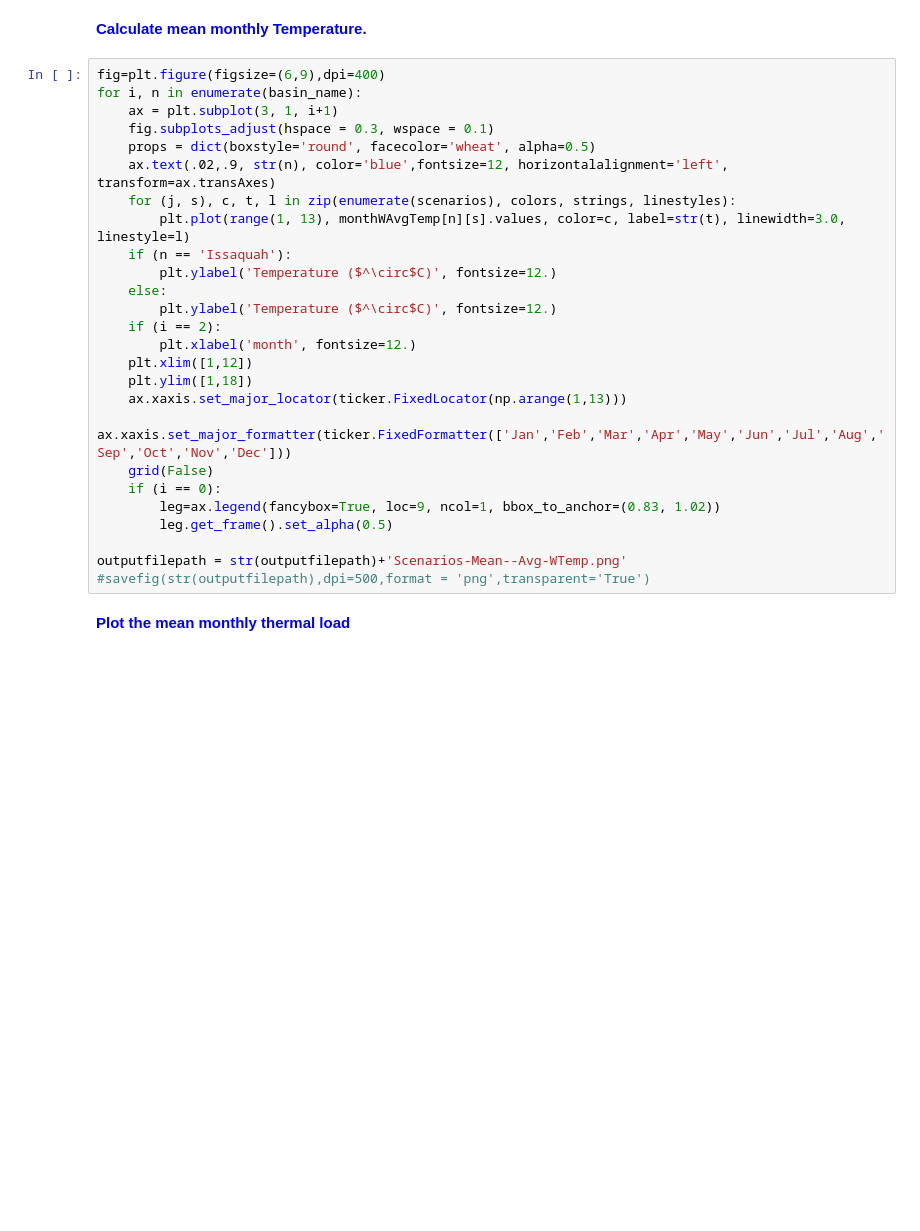
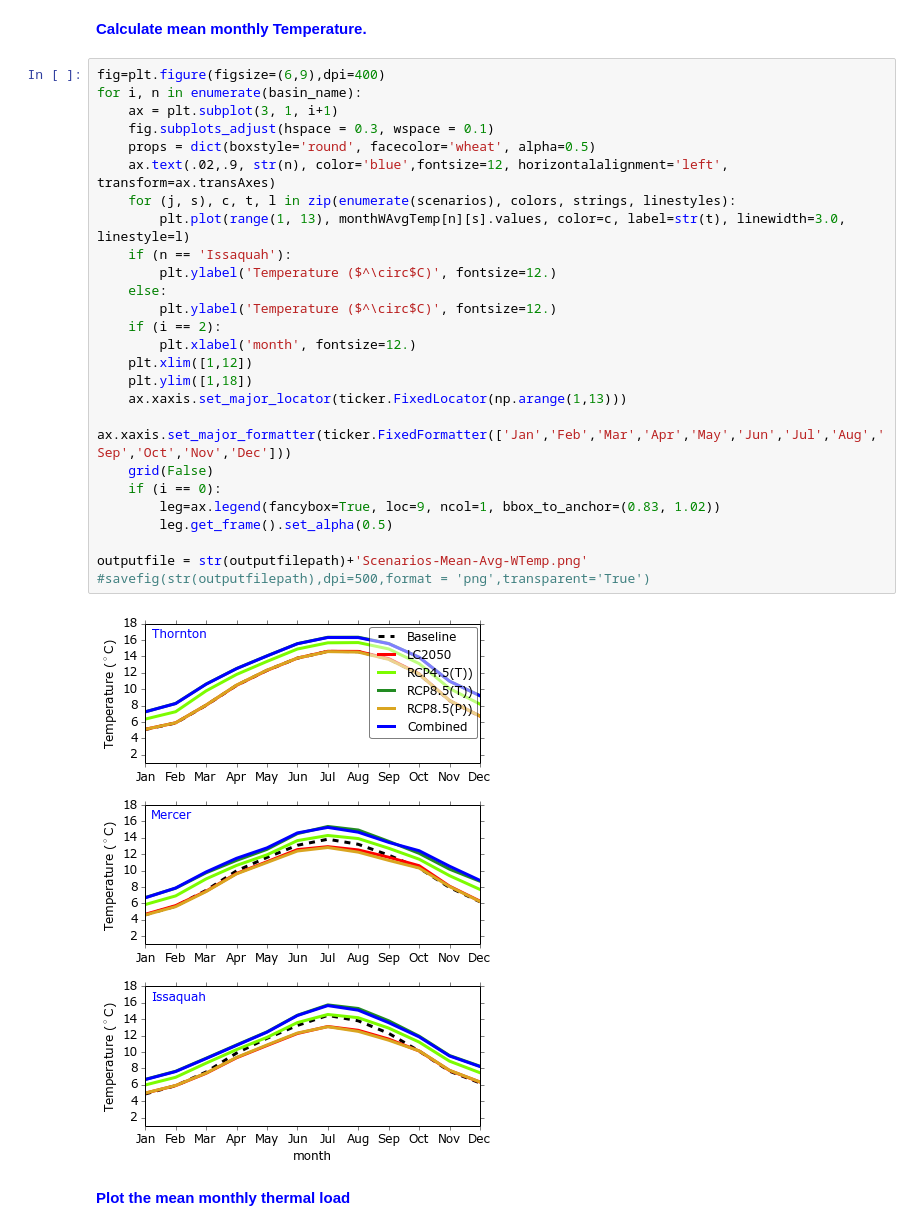
Before and after one commit to jyearsley/PythonScripts, a Jupyter notebook: DHSVM-WQ-PAPER-ANALYSES/Plotting/Scenarios-Loads.ipynb, the cells around one changed output. Drawn from its saved outputs; the diff is of its cells as text; blank space fills up the shorter version.

```diff
--- a/DHSVM-WQ-PAPER-ANALYSES/Plotting/Scenarios-Loads.ipynb
+++ b/DHSVM-WQ-PAPER-ANALYSES/Plotting/Scenarios-Loads.ipynb
@@ -294,29 +346,31 @@ for i, n in enumerate(basin_name):
 # %%
 fig=plt.figure(figsize=(6,9),dpi=400)
 for i, n in enumerate(basin_name):
     ax = plt.subplot(3, 1, i+1)
     fig.subplots_adjust(hspace = 0.3, wspace = 0.1)
     props = dict(boxstyle='round', facecolor='wheat', alpha=0.5)
     ax.text(.02,.9, str(n), color='blue',fontsize=12, horizontalalignment='left', transform=ax.transAxes)
     for (j, s), c, t, l in zip(enumerate(scenarios), colors, strings, linestyles):
         plt.plot(range(1, 13), monthWAvgTemp[n][s].values, color=c, label=str(t), linewidth=3.0, linestyle=l)
     if (n == 'Issaquah'):
         plt.ylabel('Temperature ($^\circ$C)', fontsize=12.)
     else:
         plt.ylabel('Temperature ($^\circ$C)', fontsize=12.)
     if (i == 2):
         plt.xlabel('month', fontsize=12.)
     plt.xlim([1,12])
     plt.ylim([1,18])
     ax.xaxis.set_major_locator(ticker.FixedLocator(np.arange(1,13)))
     ax.xaxis.set_major_formatter(ticker.FixedFormatter(['Jan','Feb','Mar','Apr','May','Jun','Jul','Aug','Sep','Oct','Nov','Dec']))
     grid(False)
     if (i == 0):
         leg=ax.legend(fancybox=True, loc=9, ncol=1, bbox_to_anchor=(0.83, 1.02))
         leg.get_frame().set_alpha(0.5)
 
-outputfilepath = str(outputfilepath)+'Scenarios-Mean--Avg-WTemp.png'
+outputfile = str(outputfilepath)+'Scenarios-Mean-Avg-WTemp.png'
 #savefig(str(outputfilepath),dpi=500,format = 'png',transparent='True')
+# %% [output]
+[figure, added]
 # %% [markdown]
 <font color='blue'>**Plot the mean monthly thermal load**</font>
 # %%
```
Also changed, not shown: parts of 11 cells of this notebook, 9 other files.
